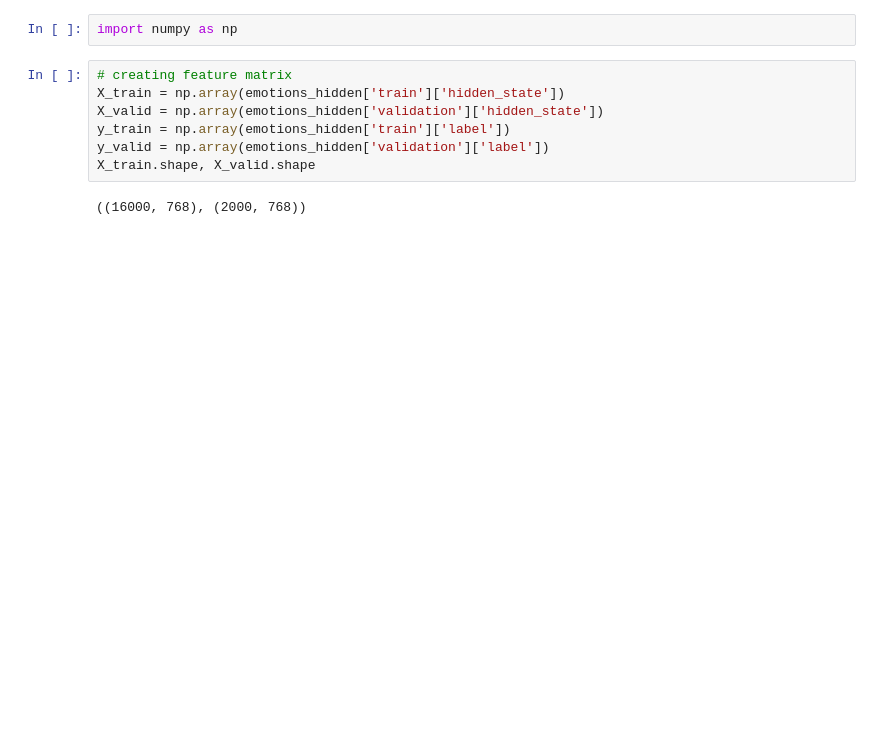
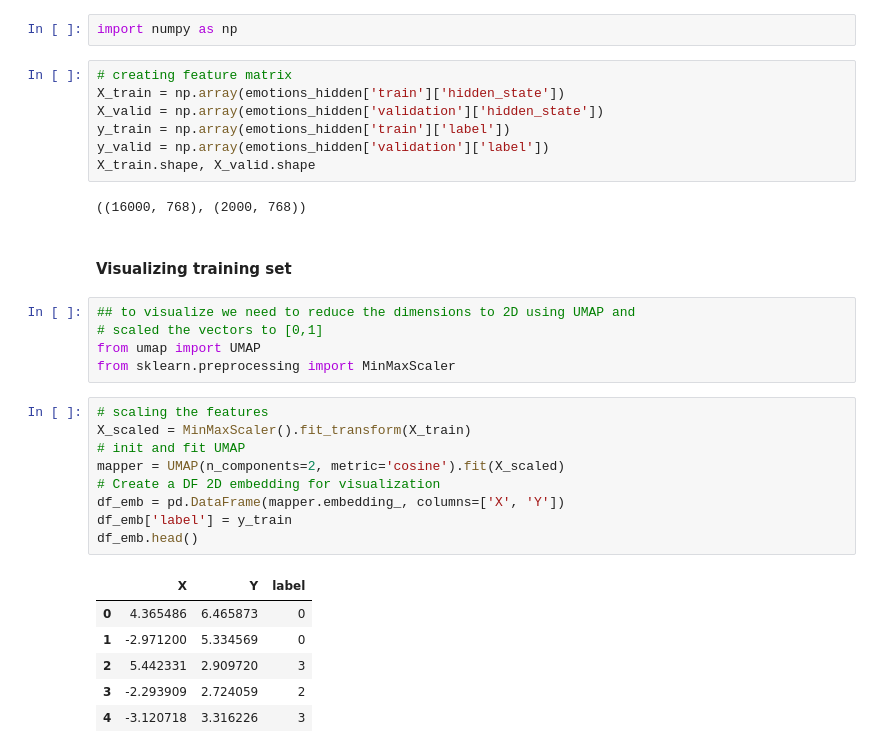
Before and after one commit to juanxo90/NLP_transformers, a Jupyter notebook: nlp_book_examples/chapter_2_text_class.ipynb, the cells around one changed output. Cells and saved outputs as stored; diff of their text form; blank space fills up the shorter version.

```diff
--- a/nlp_book_examples/chapter_2_text_class.ipynb
+++ b/nlp_book_examples/chapter_2_text_class.ipynb
@@ -294,3 +297,26 @@ y_valid = np.array(emotions_hidden['validation']['label'])
 X_train.shape, X_valid.shape
 # %% [output]
 ((16000, 768), (2000, 768))
+# %% [markdown]
+#### Visualizing training set
+# %%
+## to visualize we need to reduce the dimensions to 2D using UMAP and
+# scaled the vectors to [0,1]
+from umap import UMAP
+from sklearn.preprocessing import MinMaxScaler
+# %%
+# scaling the features
+X_scaled = MinMaxScaler().fit_transform(X_train)
+# init and fit UMAP
+mapper = UMAP(n_components=2, metric='cosine').fit(X_scaled)
+# Create a DF 2D embedding for visualization
+df_emb = pd.DataFrame(mapper.embedding_, columns=['X', 'Y'])
+df_emb['label'] = y_train
+df_emb.head()
+# %% [output]
+|  | X | Y | label |
+| 0 | 4.365486 | 6.465873 | 0 |
+| 1 | -2.971200 | 5.334569 | 0 |
+| 2 | 5.442331 | 2.909720 | 3 |
+| 3 | -2.293909 | 2.724059 | 2 |
+| 4 | -3.120718 | 3.316226 | 3 |
```
Also changed, not shown: parts of 13 cells of this notebook.
